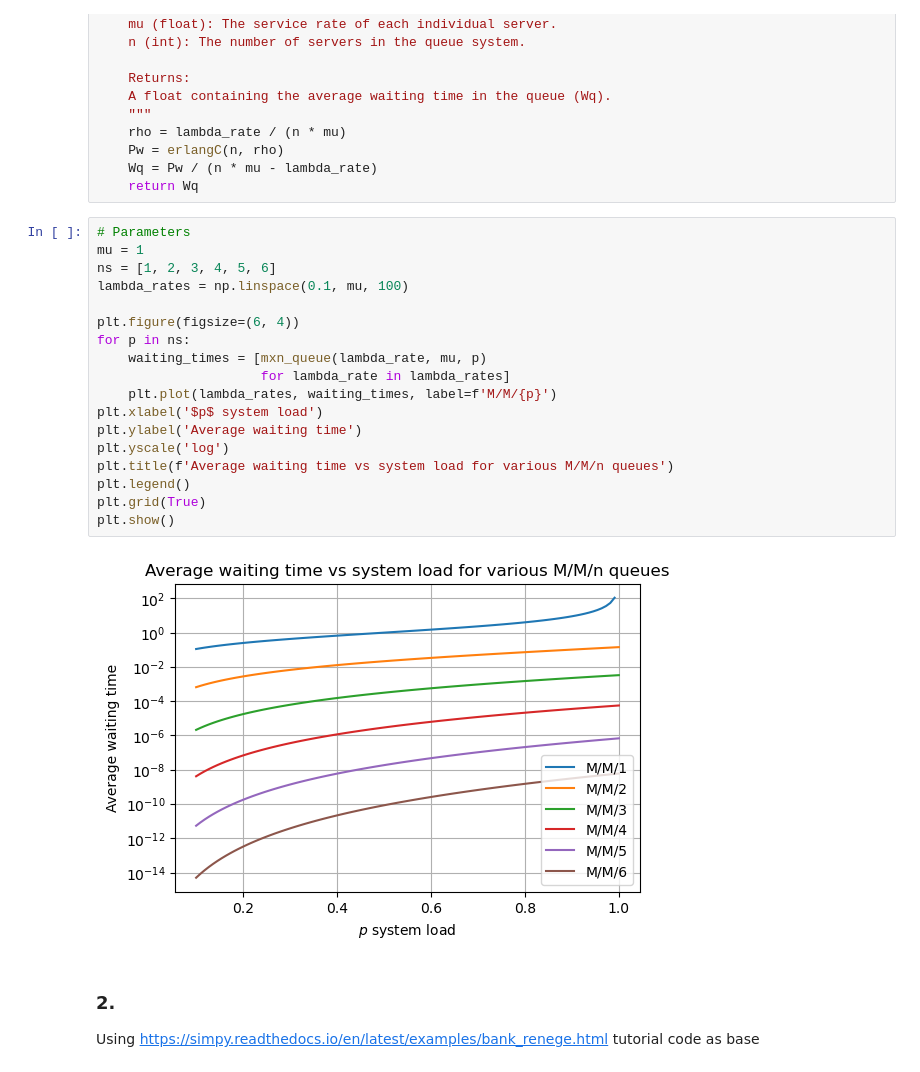
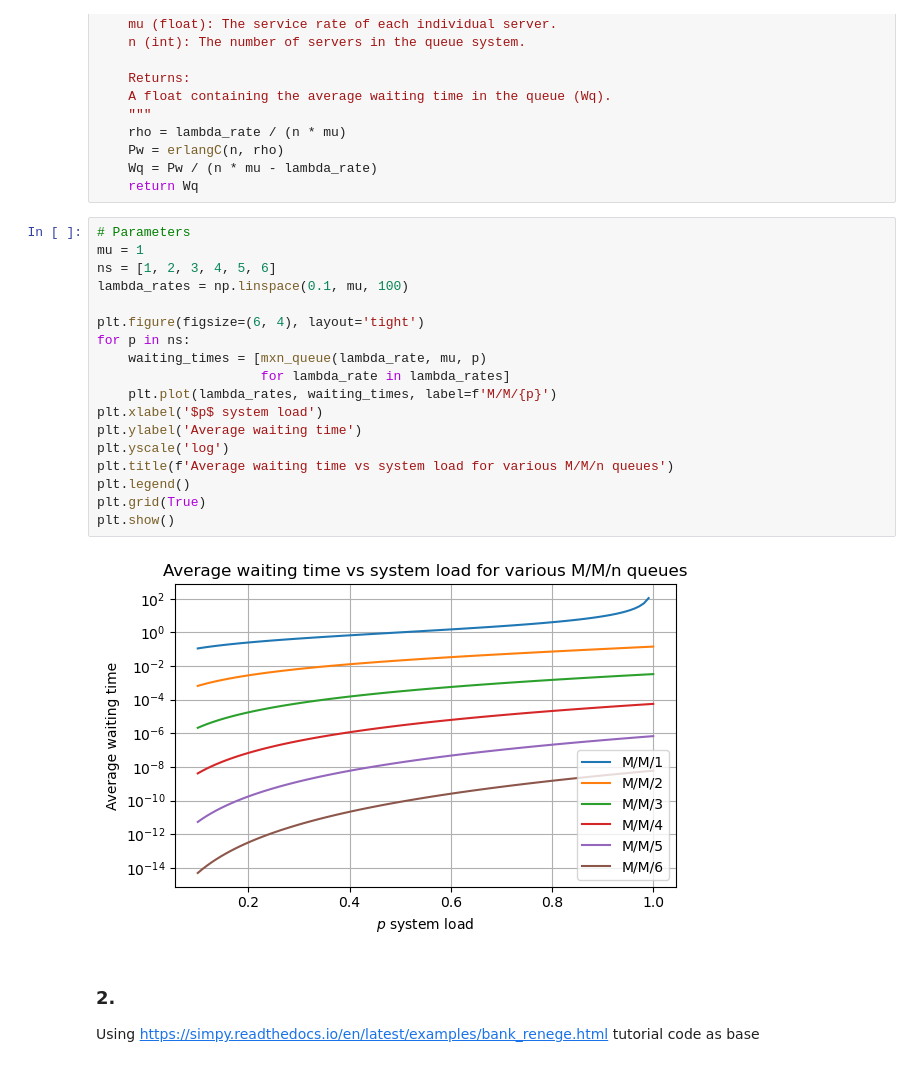
Before and after one commit to jonas4climate/ss-assignment-2, a Jupyter notebook: CalvinLaw_11306734_RaymondZhang_14865904_JonasSchaefer_14039982_2.ipynb, the cells around one changed output. Drawn from its saved outputs; the diff is of its cells as text.

```diff
--- a/CalvinLaw_11306734_RaymondZhang_14865904_JonasSchaefer_14039982_2.ipynb
+++ b/CalvinLaw_11306734_RaymondZhang_14865904_JonasSchaefer_14039982_2.ipynb
@@ -81,23 +81,23 @@ def mxn_queue(lambda_rate, mu, n):
 # %%
 # Parameters
 mu = 1
 ns = [1, 2, 3, 4, 5, 6]
 lambda_rates = np.linspace(0.1, mu, 100)
 
-plt.figure(figsize=(6, 4))
+plt.figure(figsize=(6, 4), layout='tight')
 for p in ns:
     waiting_times = [mxn_queue(lambda_rate, mu, p)
                      for lambda_rate in lambda_rates]
     plt.plot(lambda_rates, waiting_times, label=f'M/M/{p}')
 plt.xlabel('$p$ system load')
 plt.ylabel('Average waiting time')
 plt.yscale('log')
 plt.title(f'Average waiting time vs system load for various M/M/n queues')
 plt.legend()
 plt.grid(True)
 plt.show()
 # %% [output]
-[figure, old version]
+[figure, new version]
 # %% [markdown]
 ### 2.
 Using https://simpy.readthedocs.io/en/latest/examples/bank_renege.html tutorial code as base
```
Also changed, not shown: parts of 7 cells of this notebook, 6 other files.
